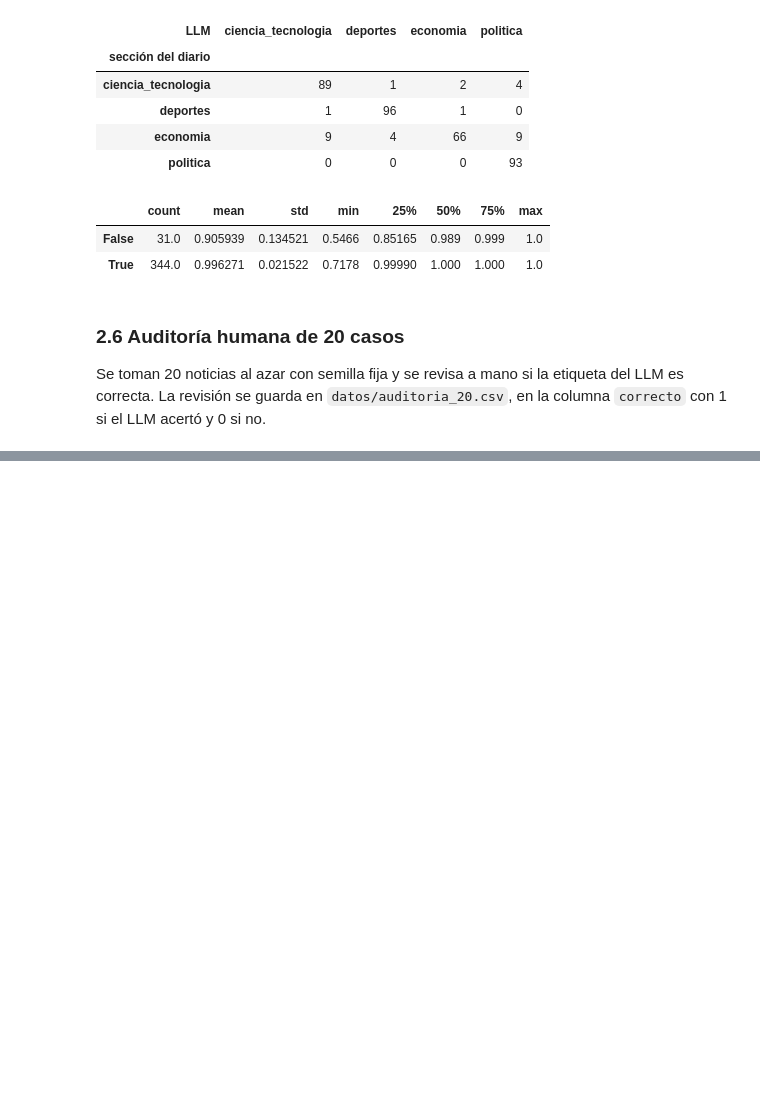
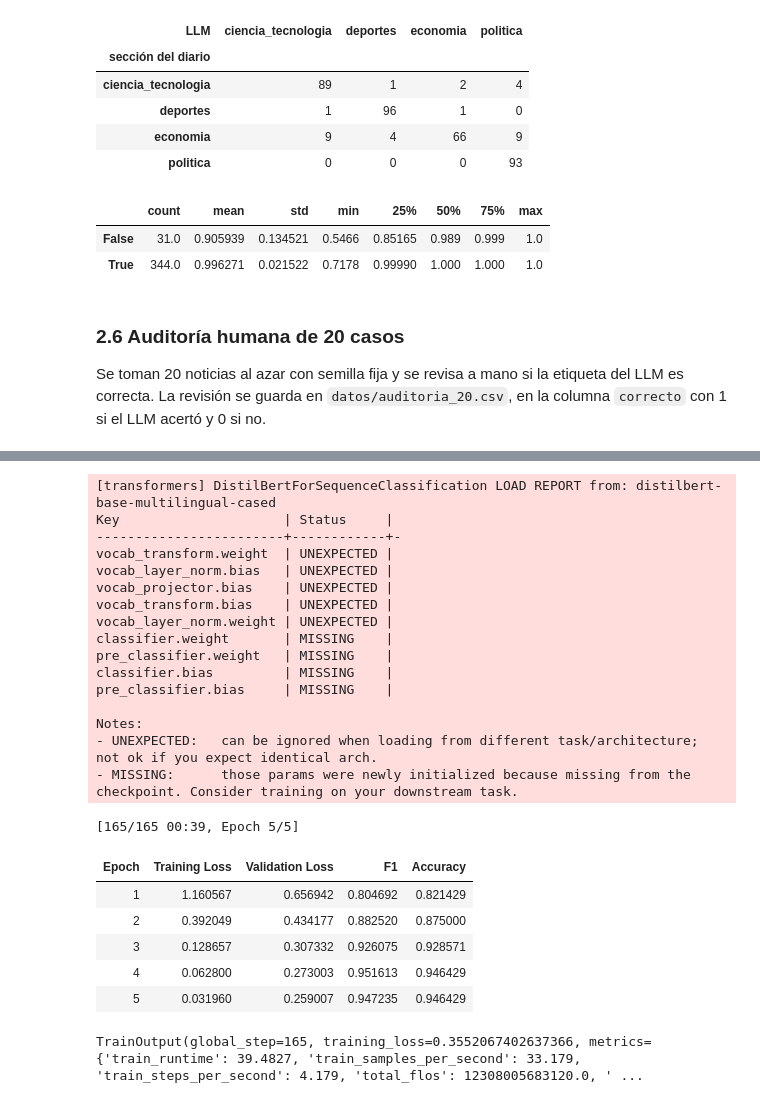
Before and after one commit to nicosil02/Python-Intermedio, a Jupyter notebook: tarea_1/02_clasificacion.ipynb, the cells around one changed output, grey strips where cells are left out. Drawn from its saved outputs; the diff is of its cells as text; code cells hidden in the pictures; blank space fills up the shorter version.

```diff
--- a/tarea_1/02_clasificacion.ipynb
+++ b/tarea_1/02_clasificacion.ipynb
@@ -291,0 +366,65 @@ Plantilla creada. Falta completar la columna 'correcto' a mano.
+# %%
+from transformers import AutoModelForSequenceClassification, Trainer, TrainingArguments
+
+model = AutoModelForSequenceClassification.from_pretrained(
+    model_id, num_labels=len(ETIQUETAS), label2id=label2id, id2label=id2label,
+)
+
+def compute_metrics(eval_pred):
+    predictions, labels = eval_pred
+    predictions = np.argmax(predictions, axis=1)
+    return {"f1": float(f1_score(labels, predictions, average="macro")),
+            "accuracy": float(accuracy_score(labels, predictions))}
+
+training_args = TrainingArguments(
+    output_dir="modelo",
+    per_device_train_batch_size=8,
+    per_device_eval_batch_size=8,
+    learning_rate=5e-5,
+    num_train_epochs=5,
+    logging_strategy="epoch",
+    eval_strategy="epoch",
+    save_strategy="epoch",
+    save_total_limit=1,
+    load_best_model_at_end=True,
+    metric_for_best_model="f1",
+    report_to="none",
+    seed=42,
+    full_determinism=True,   # mismo resultado en cada ejecución
+)
+
+trainer = Trainer(
+    model=model,
+    args=training_args,
+    train_dataset=train_tok,
+    eval_dataset=val_tok,
+    data_collator=data_collator,
+    compute_metrics=compute_metrics,
+)
+
+trainer.train()
+# %% [output]
+[transformers] DistilBertForSequenceClassification LOAD REPORT from: distilbert-base-multilingual-cased
+Key                     | Status     |
+------------------------+------------+-
+vocab_transform.weight  | UNEXPECTED |
+vocab_layer_norm.bias   | UNEXPECTED |
+vocab_projector.bias    | UNEXPECTED |
+vocab_transform.bias    | UNEXPECTED |
+vocab_layer_norm.weight | UNEXPECTED |
+classifier.weight       | MISSING    |
+pre_classifier.weight   | MISSING    |
+classifier.bias         | MISSING    |
+pre_classifier.bias     | MISSING    |
+
+Notes:
+- UNEXPECTED:   can be ignored when loading from different task/architecture; not ok if you expect identical arch.
+- MISSING:      those params were newly initialized because missing from the checkpoint. Consider training on your downstream task.
+[165/165 00:39, Epoch 5/5]
+| Epoch | Training Loss | Validation Loss | F1 | Accuracy |
+| 1 | 1.160567 | 0.656942 | 0.804692 | 0.821429 |
+| 2 | 0.392049 | 0.434177 | 0.882520 | 0.875000 |
+| 3 | 0.128657 | 0.307332 | 0.926075 | 0.928571 |
+| 4 | 0.062800 | 0.273003 | 0.951613 | 0.946429 |
+| 5 | 0.031960 | 0.259007 | 0.947235 | 0.946429 |
+TrainOutput(global_step=165, training_loss=0.3552067402637366, metrics={'train_runtime': 39.4827, 'train_samples_per_second': 33.179, 'train_steps_per_second': 4.179, 'total_flos': 12308005683120.0, ' ...
```
Also changed, not shown: parts of 22 cells of this notebook, 5 other files.
